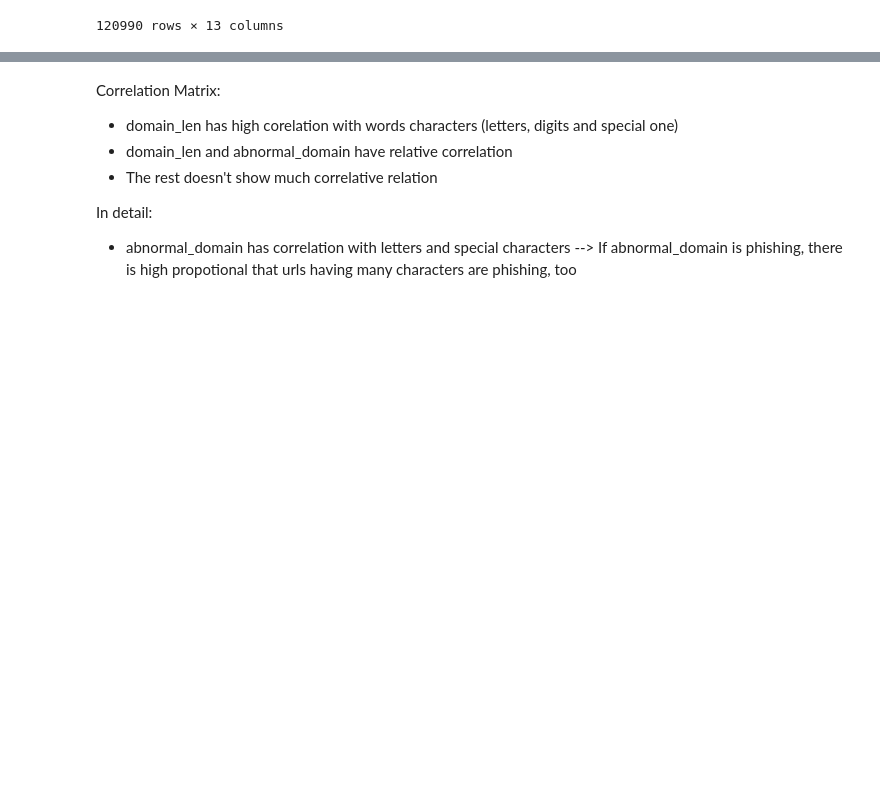
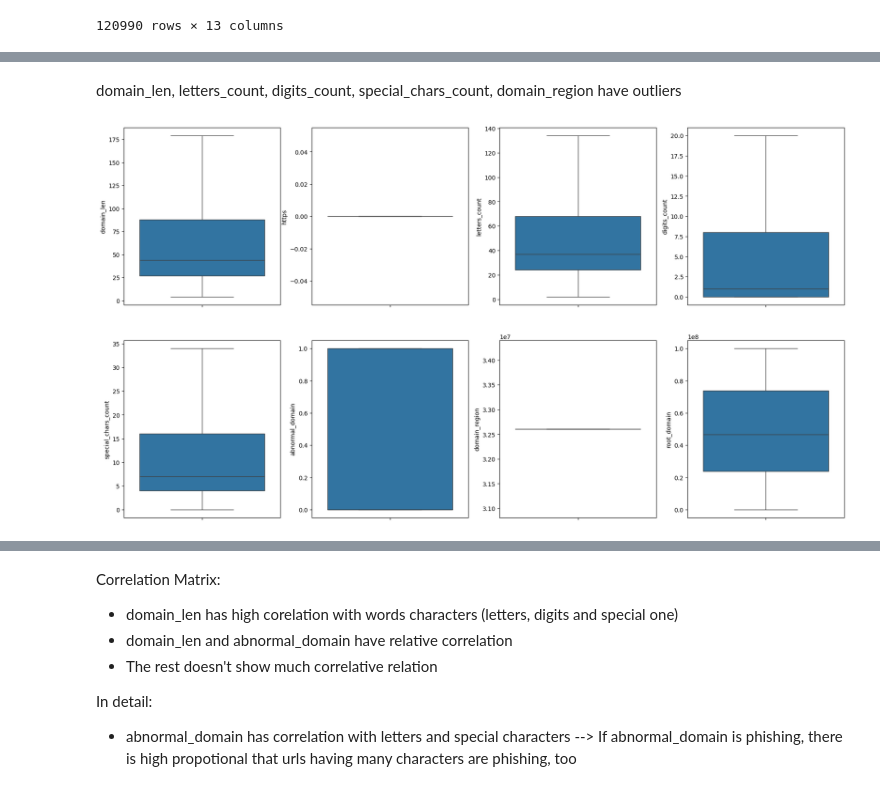
Before and after one commit to lequocduong/url_phising_detection, a Jupyter notebook: Main.ipynb, the cells around one changed output, grey strips where cells are left out. Saved outputs shown, nothing was run; the diff lists cells and outputs as text; code cells hidden in the pictures; blank space fills up the shorter version.

```diff
--- a/Main.ipynb
+++ b/Main.ipynb
@@ -911,0 +1066,6 @@ dtype: object
+# %% [markdown]
+domain_len, letters_count, digits_count, special_chars_count, domain_region have outliers
+# %%
+univariate_boxplot_analysis(df,features,outlier=False)
+# %% [output]
+[figure, added]
```
Also changed, not shown: parts of 30 cells of this notebook.
